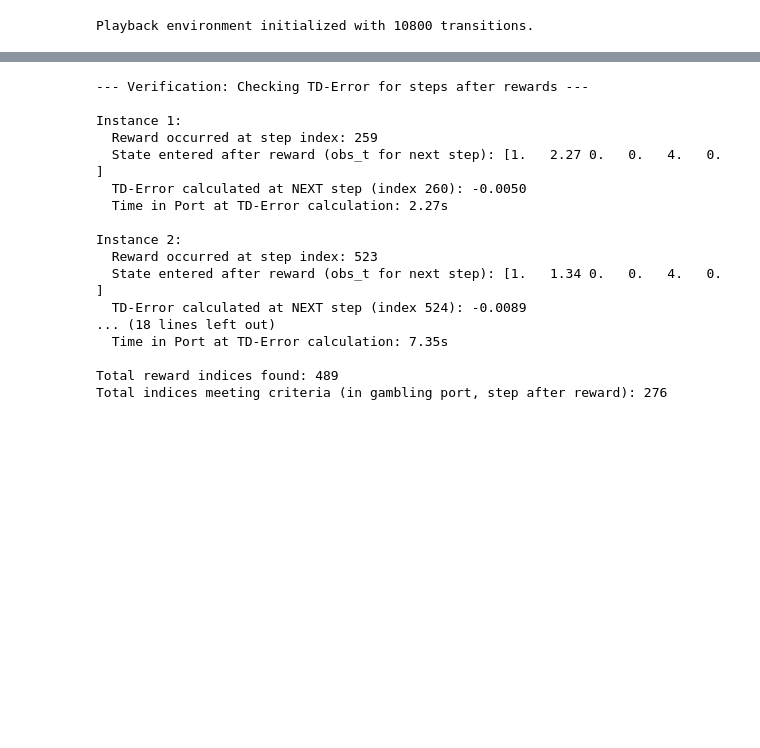
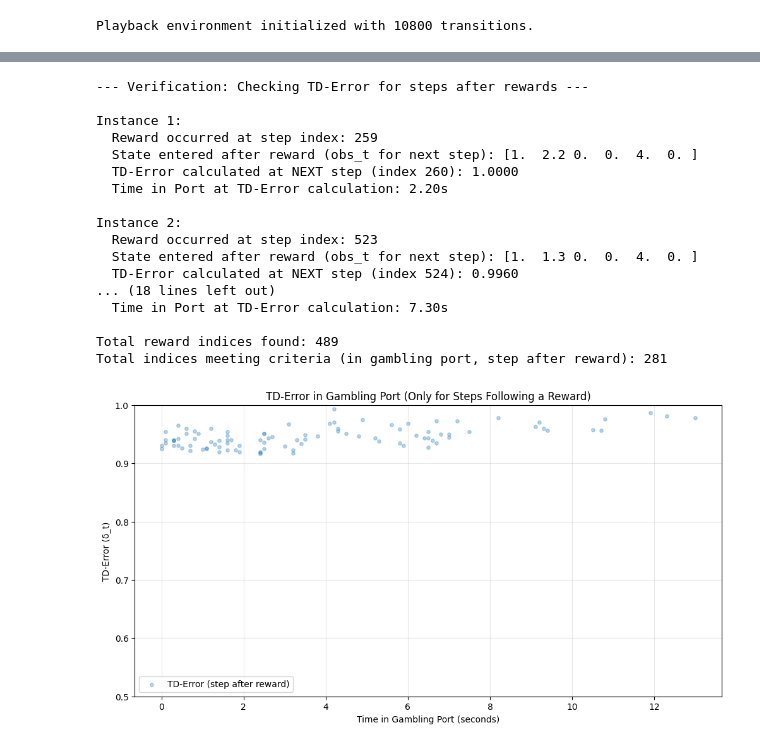
Before and after one commit to Szzzesan/reinforcement-learning-models, a Jupyter notebook: experiment.ipynb, the cells around one changed output, grey strips where cells are left out. Cells and saved outputs as stored; diff of their text form; code cells hidden in the pictures; blank space fills up the shorter version.

```diff
--- a/experiment.ipynb
+++ b/experiment.ipynb
@@ -496,5 +576,5 @@ Playback finished after 10800 steps.
 # %%
-# plot td-error vs. time_in_port in the gambling port
+# test
 all_rewards = np.array([t[2] for t in transitions])
 
 # --- Find indices where a reward was delivered ---
@@ -517,7 +597,7 @@ for reward_idx in reward_indices:
         if state_after_reward[0] == gambling_port_id:
 
             # The TD-error calculated *during* the step STARTING from state_after_reward
-            td_error_after_reward = td_errors[reward_idx + 1]
+            td_error_after_reward = td_errors[reward_idx]
             time_in_port_at_error_calc = state_after_reward[1] # Time in port when error was calculated
 
             # Print details for verification
@@ -539,19 +619,19 @@ print(f"Total indices meeting criteria (in gambling port, step after reward): {l
 
 Instance 1:
   Reward occurred at step index: 259
-  State entered after reward (obs_t for next step): [1.   2.27 0.   0.   4.   0.  ]
-  TD-Error calculated at NEXT step (index 260): -0.0050
-  Time in Port at TD-Error calculation: 2.27s
+  State entered after reward (obs_t for next step): [1.  2.2 0.  0.  4.  0. ]
+  TD-Error calculated at NEXT step (index 260): 1.0000
+  Time in Port at TD-Error calculation: 2.20s
 
 Instance 2:
   Reward occurred at step index: 523
-  State entered after reward (obs_t for next step): [1.   1.34 0.   0.   4.   0.  ]
-  TD-Error calculated at NEXT step (index 524): -0.0089
+  State entered after reward (obs_t for next step): [1.  1.3 0.  0.  4.  0. ]
+  TD-Error calculated at NEXT step (index 524): 0.9960
 ... (18 lines left out)
-  Time in Port at TD-Error calculation: 7.35s
+  Time in Port at TD-Error calculation: 7.30s
 
 Total reward indices found: 489
-Total indices meeting criteria (in gambling port, step after reward): 276
+Total indices meeting criteria (in gambling port, step after reward): 281
 # %%
 # plot td-error vs. time_in_port in the gambling port
 all_rewards = np.array([t[2] for t in transitions])
@@ -563,33 +643,36 @@ gambling_port_id = 1
 for i in range(1, len(transitions)):
 
     # Condition 1: A reward was delivered in the previous step (i-1)
-    reward_in_prev_step = (all_rewards[i - 1] == 1.0)
+    reward_in_prev_step = (all_rewards[i] == 1.0)
 
     # Condition 2: The current state (i) is in the gambling port
     in_gambling_port = (all_observations[i, 0] == gambling_port_id)
 
     if reward_in_prev_step and in_gambling_port:
         indices_to_plot.append(i)
 
 # Filter data using the selected indices
 if indices_to_plot:
     td_errors_filtered = td_errors[indices_to_plot]
     observations_filtered = all_observations[indices_to_plot]
 
     # Extract the 'time_in_port' (index 1) from the filtered observations
     time_in_port_filtered = observations_filtered[:, 1]
 
     # --- Create the Scatter Plot ---
     plt.figure(figsize=(12, 6))
     plt.scatter(time_in_port_filtered[100:200], td_errors_filtered[100:200], alpha=0.3, s=15,
                 label="TD-Error (step after reward)")
 
+    plt.ylim([0.5, 1])
     plt.title("TD-Error in Gambling Port (Only for Steps Following a Reward)")
     plt.xlabel("Time in Gambling Port (seconds)")
     plt.ylabel("TD-Error (δ_t)")
     plt.grid(True, alpha=0.3)
     plt.legend()
     plt.show()
 
 else:
     print("No data points matched the criteria (in gambling port and step after a reward).")
+# %% [output]
+[figure, added]
```
Also changed, not shown: parts of 33 cells of this notebook.
